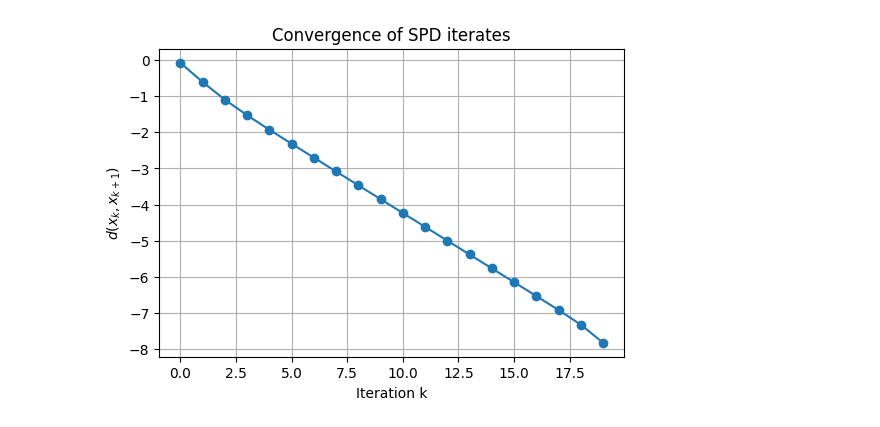
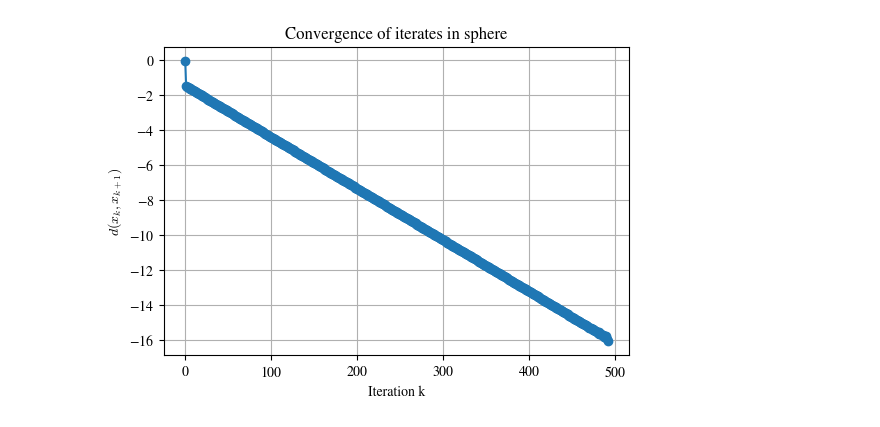
Before and after one commit to MahshidMirhashemi/metricopt, a Jupyter notebook: examples/sphere_proxspliting.ipynb, the cells around one changed output. Drawn from its saved outputs; the diff is of its cells as text; code cells hidden in the pictures.

```diff
--- a/examples/sphere_proxspliting.ipynb
+++ b/examples/sphere_proxspliting.ipynb
@@ -20,0 +83,11 @@ fm, x_seq = prox.Frechet_mean(S[0], S, method = "relaxed",
+# %%
+# sorted samples without diameter bound to see the lower and upper bound of diameters.
+D = []
+for d in range(20):
+    space = Sphere(dimension=3, metric= "spherical")
+    S = space.sample(n_samples=20, seed=int(np.random.SeedSequence().entropy), tol=1e-16)
+    prox = Prox(space=space)
+    D.append(space.diameter(S)[0])
+
+
+print(np.sort(D))
@@ -20,0 +223,26 @@ fm, x_seq = prox.Frechet_mean(S[0], S, method = "relaxed",
+# %%
+#example of comparing final diameter and step length for one sample
+import matplotlib.pyplot as plt
+from tabulate import tabulate
+import scienceplots
+plt.style.use(['no-latex'])
+
+S = space.sample(n_samples=20, seed=42, tol=1e-16)
+sample_d, _ = space.diameter(S)
+print("Sample diameter: ", sample_d)
+diams = [space.diameter(s[-1])[0] for s in sequences]
+ratios = [taus[i]/diams[i] for i in range(len(taus))]
+plt.figure(figsize=(3.5,4))
+plt.plot(taus, diams, marker='o',color='#2e7d32' )
+#plt.plot(taus, ratios, marker='o', color='#7b1fa2')
+plt.xlabel(r'$\tau$')
+plt.ylabel(r'$\overline{d}$')
+#plt.title('Comparing final diameter and step length on sphere')
+plt.grid(True)
+#plt.show()
+plt.savefig("/Users/mahshid/Documents/git/treespace/Mahshid/Latex/images/sphere_ratio.png",
+bbox_inches="tight",
+dpi=1000)
+
+rows = list(zip(taus, diams, ratios))
+print(tabulate(rows, headers=["step length", "diameter", "{step length/diameter}"]))
@@ -21,16 +295,19 @@ fm, x_seq = prox.Frechet_mean(S[0], S, method = "relaxed",
 # %%
+# Convergence of iterates for one sample
+
 import matplotlib.pyplot as plt
 #eps = 1e-16
-distances = [np.log10(space.dist(x_seq[i], x_seq[i+1])) for i in range(len(x_seq)-1)]
+last_seq = [x[-1] for x in x_seq]
+distances = [np.log10(space.dist(last_seq[i], last_seq[i+1])) for i in range(len(last_seq)-1)]
 #distances = [max(d, eps) for d in distances]
 
 
 plt.figure(figsize=(6,4))
 plt.plot(distances, marker='o')
 plt.xlabel('Iteration k')
 plt.ylabel(r'$d(x_{k} , x_{k+1})$')
-plt.title('Convergence of SPD iterates')
+plt.title('Convergence of iterates in sphere')
 plt.grid(True)
 plt.show()
 # %% [output]
-[figure, old version]
+[figure, new version]
```
Also changed, not shown: parts of 16 cells of this notebook, 8 other files.
